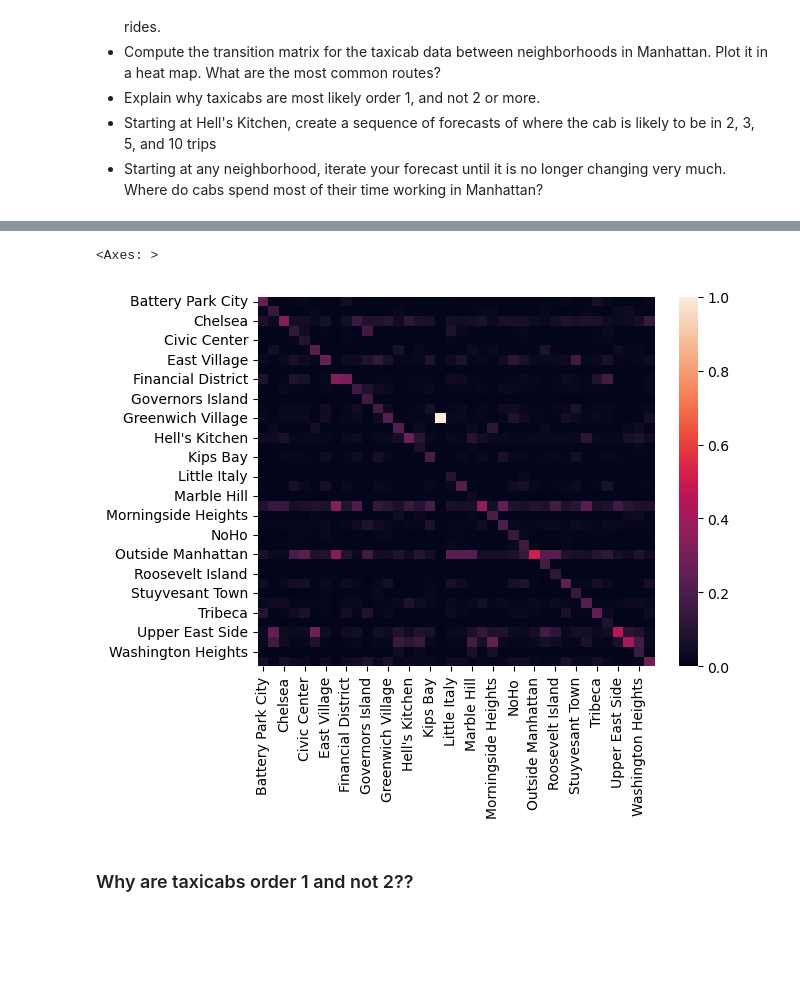
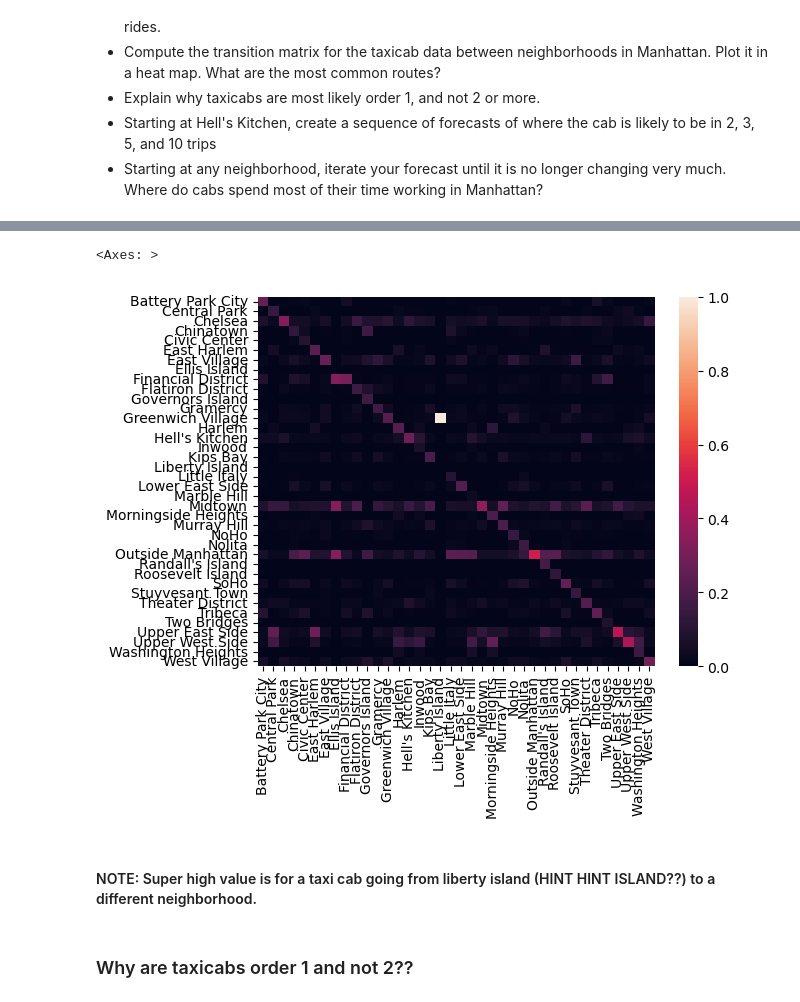
Before and after one commit to caroline-kranefuss/understanding_uncertainty_assignments_group_one, a Jupyter notebook: assignment_5.ipynb, the cells around one changed output, grey strips where cells are left out. Cells and saved outputs as stored; diff of their text form; code cells hidden in the pictures; blank space fills up the shorter version.

```diff
--- a/assignment_5.ipynb
+++ b/assignment_5.ipynb
@@ -391,7 +420,9 @@ print(transition_prob_matrix)
 # %%
-sns.heatmap(transition_prob_matrix)
+sns.heatmap(transition_prob_matrix, xticklabels=True, yticklabels=True)
 # %% [output]
 <Axes: >
-[figure, old version]
+[figure, new version]
+# %% [markdown]
+#### NOTE: Super high value is for a taxi cab going from liberty island (HINT HINT ISLAND??) to a different neighborhood.
 # %% [markdown]
 ### Why are taxicabs order 1 and not 2??
```
Also changed, not shown: parts of 8 cells of this notebook.
